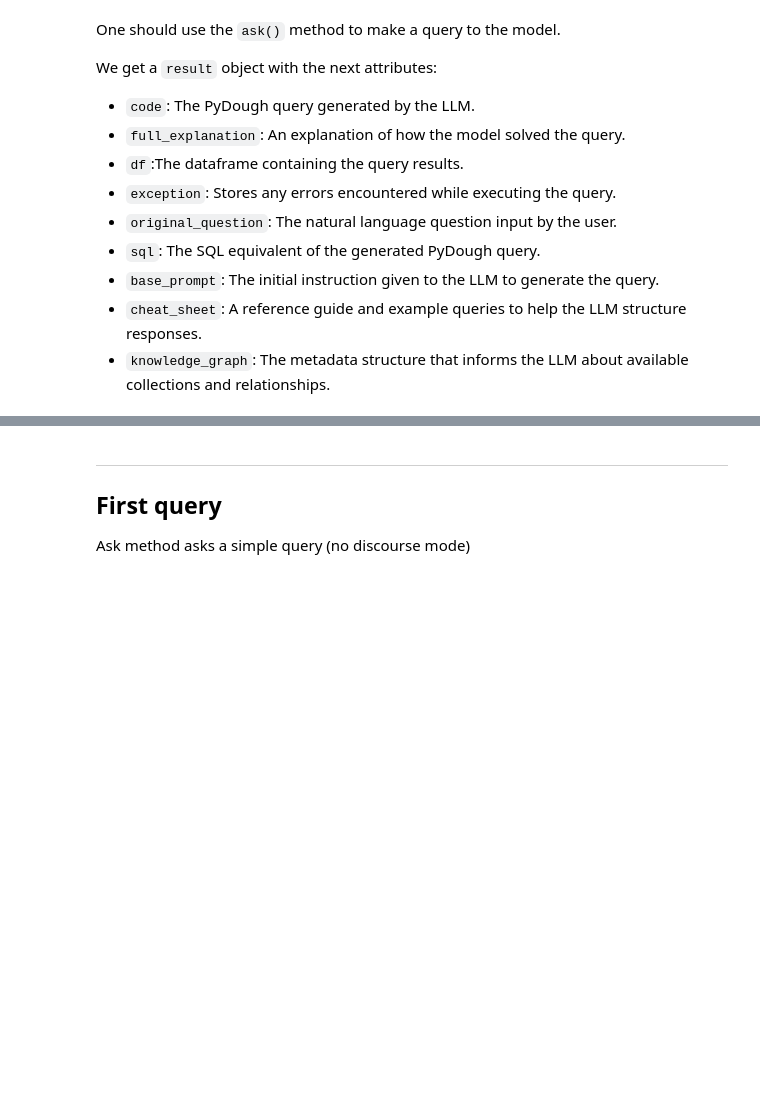
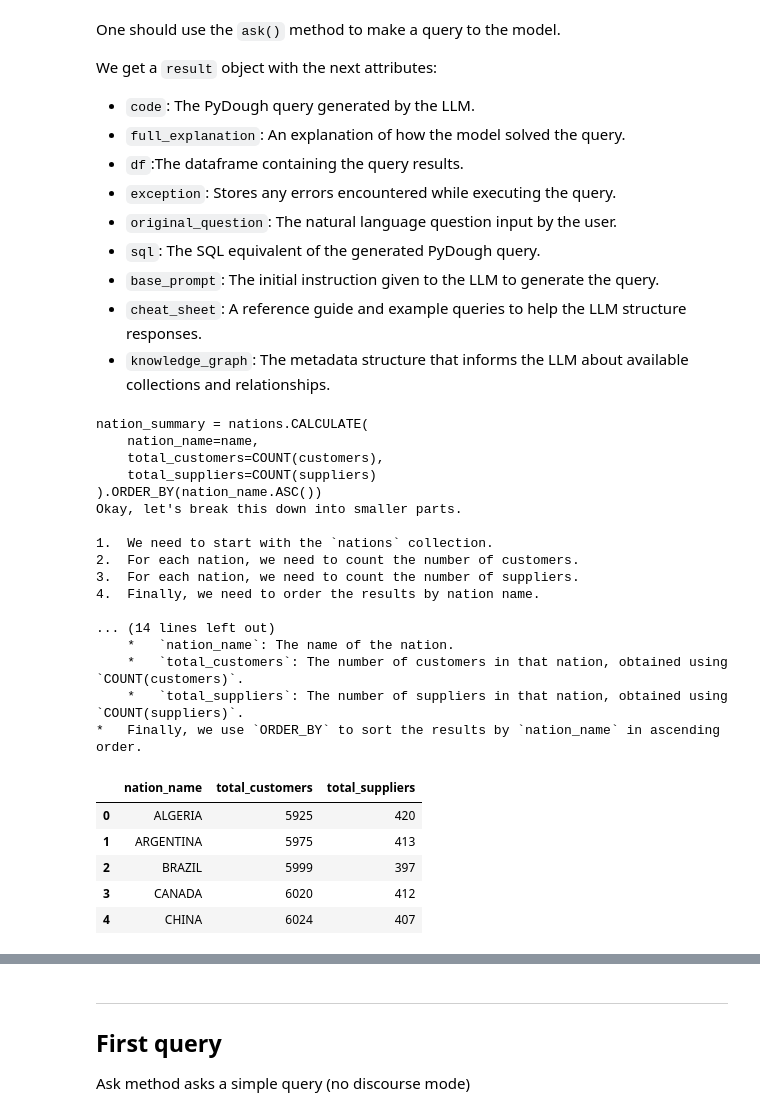
Before and after one commit to bodo-ai/text2pydough, a Jupyter notebook: workbench/AAraya/dev/llm_demo_final_vRK_v2.ipynb, the cells around one changed output, grey strips where cells are left out. Saved outputs shown, nothing was run; the diff lists cells and outputs as text; code cells hidden in the pictures; blank space fills up the shorter version.

```diff
--- a/workbench/AAraya/dev/llm_demo_final_vRK_v2.ipynb
+++ b/workbench/AAraya/dev/llm_demo_final_vRK_v2.ipynb
@@ -39,3 +39,31 @@ We get a `result` object with the next attributes:
 - `base_prompt`: The initial instruction given to the LLM to generate the query.
 - `cheat_sheet`:  A reference guide and example queries to help the LLM structure responses.
 - `knowledge_graph`: The metadata structure that informs the LLM about available collections and relationships.
+# %%
+result = client.ask("Total customers & suppliers per nation, ordered by nation name.")
+print(result.full_explanation)
+result.df.head()
+# %% [output]
+nation_summary = nations.CALCULATE(
+    nation_name=name,
+    total_customers=COUNT(customers),
+    total_suppliers=COUNT(suppliers)
+).ORDER_BY(nation_name.ASC())
+Okay, let's break this down into smaller parts.
+
+1.  We need to start with the `nations` collection.
+2.  For each nation, we need to count the number of customers.
+3.  For each nation, we need to count the number of suppliers.
+4.  Finally, we need to order the results by nation name.
+
+... (14 lines left out)
+    *   `nation_name`: The name of the nation.
+    *   `total_customers`: The number of customers in that nation, obtained using `COUNT(customers)`.
+    *   `total_suppliers`: The number of suppliers in that nation, obtained using `COUNT(suppliers)`.
+*   Finally, we use `ORDER_BY` to sort the results by `nation_name` in ascending order.
+|  | nation_name | total_customers | total_suppliers |
+| 0 | ALGERIA | 5925 | 420 |
+| 1 | ARGENTINA | 5975 | 413 |
+| 2 | BRAZIL | 5999 | 397 |
+| 3 | CANADA | 6020 | 412 |
+| 4 | CHINA | 6024 | 407 |
```
Also changed, not shown: parts of 1 cell of this notebook.
